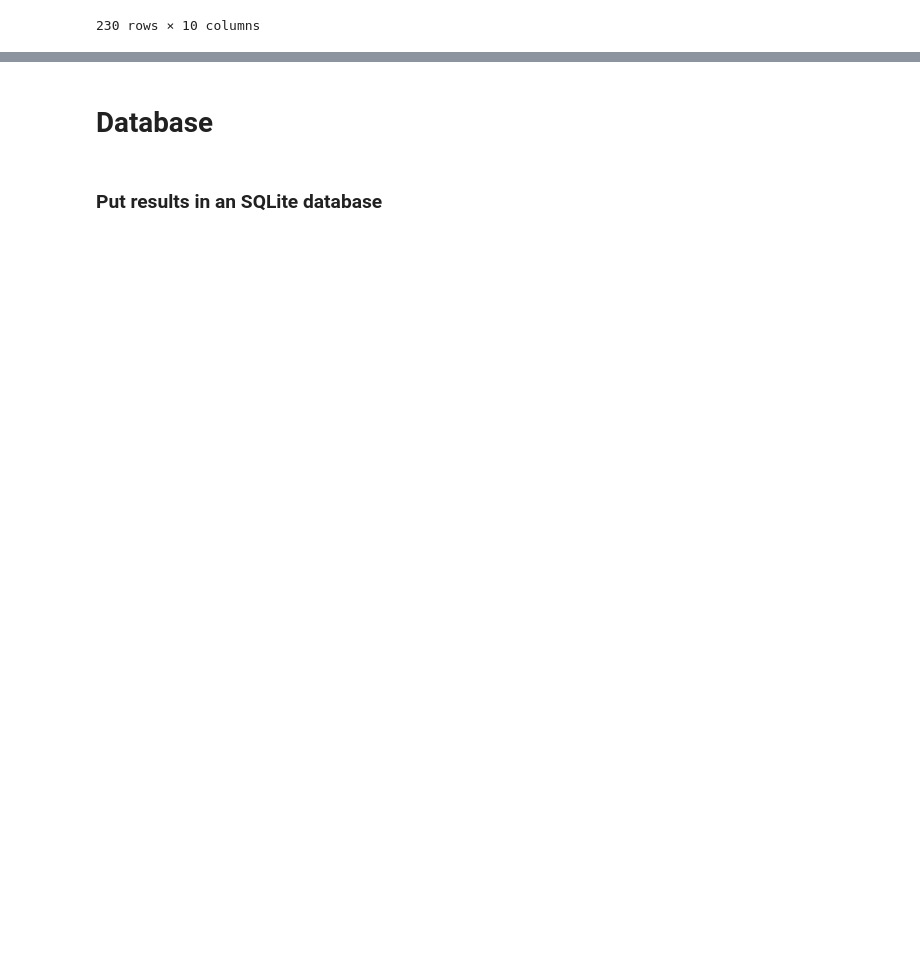
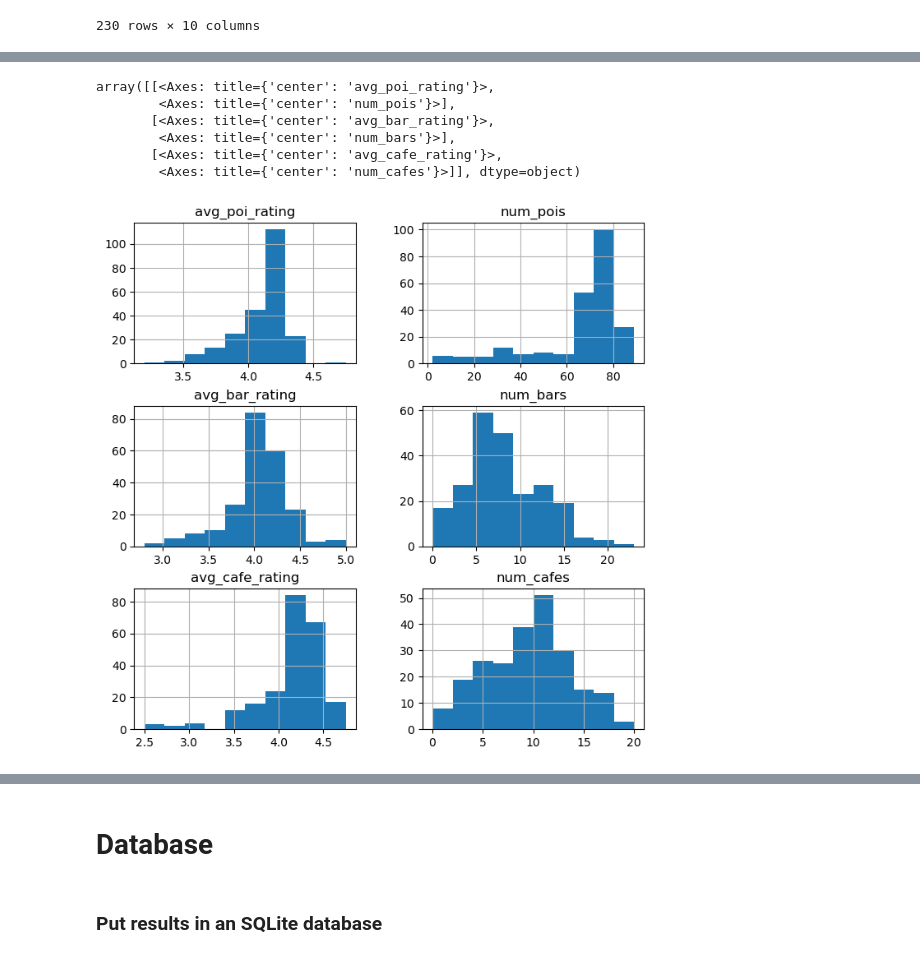
Before and after one commit to harnettd/stat-modelling-with-python, a Jupyter notebook: notebooks/joining_data.ipynb, the cells around one changed output, grey strips where cells are left out. Cells and saved outputs as stored; diff of their text form; code cells hidden in the pictures; blank space fills up the shorter version.

```diff
--- a/notebooks/joining_data.ipynb
+++ b/notebooks/joining_data.ipynb
@@ -322,0 +325,5 @@ stations_pois_df
+# %%
+tmp = stations_pois_df[['num_bars', 'num_cafes']].astype('int').copy()
+tmp.fillna(0, inplace=True)
+stations_pois_df[['num_bars', 'num_cafes']] = tmp
+del tmp
@@ -322,0 +364,11 @@ stations_pois_df
+# %%
+cols = ['avg_poi_rating', 'num_pois', 'avg_bar_rating', 'num_bars', 'avg_cafe_rating', 'num_cafes']
+stations_pois_df[cols].hist(figsize = (8, 8))
+# %% [output]
+array([[<Axes: title={'center': 'avg_poi_rating'}>,
+        <Axes: title={'center': 'num_pois'}>],
+       [<Axes: title={'center': 'avg_bar_rating'}>,
+        <Axes: title={'center': 'num_bars'}>],
+       [<Axes: title={'center': 'avg_cafe_rating'}>,
+        <Axes: title={'center': 'num_cafes'}>]], dtype=object)
+[figure, added]
```
Also changed, not shown: parts of 7 cells of this notebook, 1 other file.
